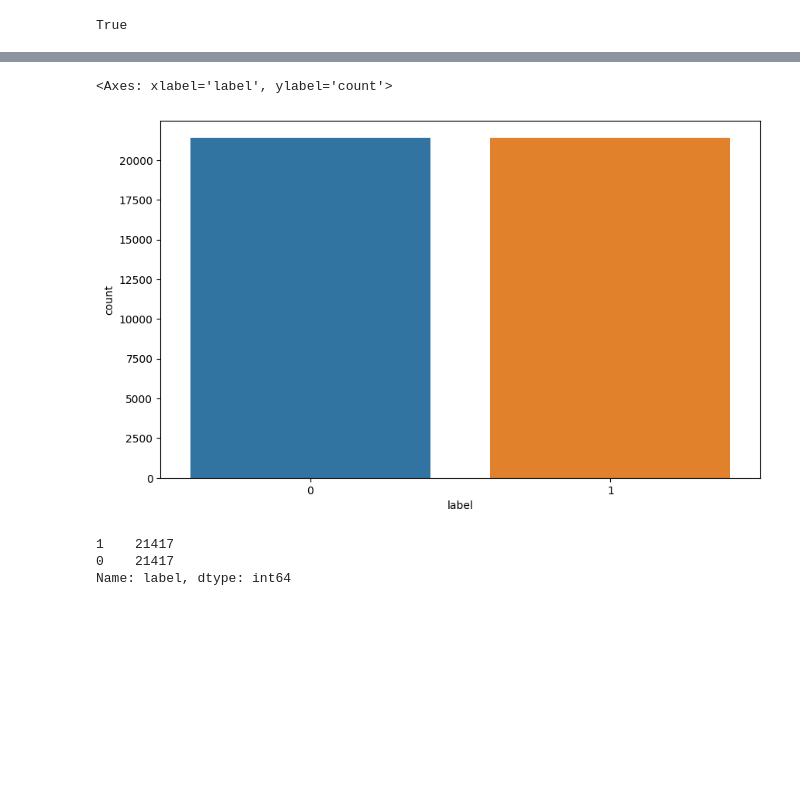
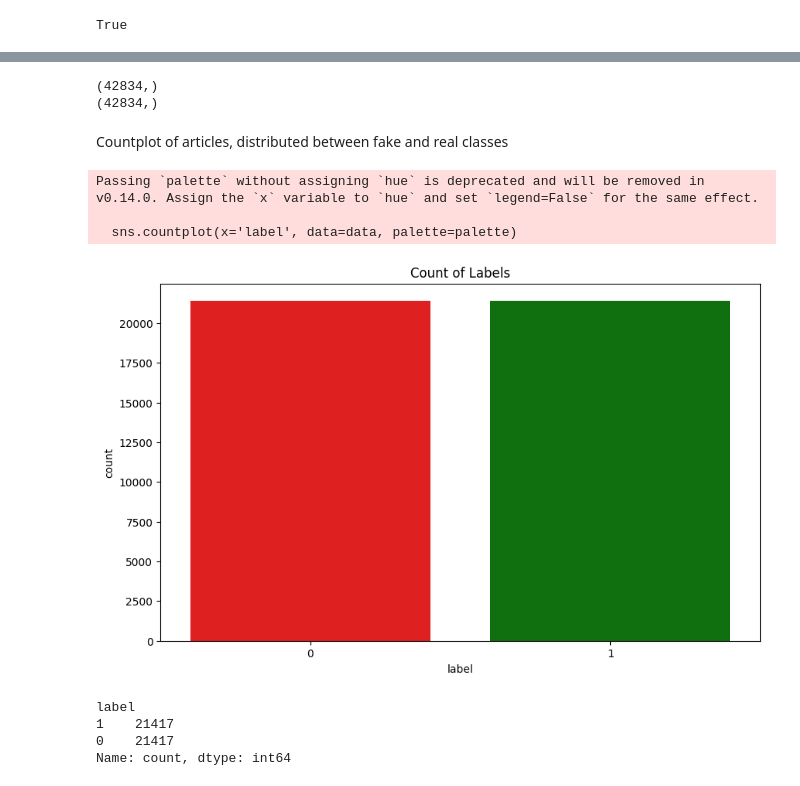
Before and after one commit to markoboreta/BSc-Thesis, a Jupyter notebook: AI_FAKE_NEWS_DETECTOR/training/NaiveBayes.ipynb, the cells around one changed output, grey strips where cells are left out. Drawn from its saved outputs; the diff is of its cells as text; code cells hidden in the pictures; blank space fills up the shorter version.

```diff
--- a/AI_FAKE_NEWS_DETECTOR/training/NaiveBayes.ipynb
+++ b/AI_FAKE_NEWS_DETECTOR/training/NaiveBayes.ipynb
@@ -55 +49,47 @@ import seaborn as sns
+# %%
+print(data['text'].shape)
+print(data['label'].shape)
+# %% [output]
+(42834,)
+(42834,)
+# %% [markdown]
+Countplot of articles, distributed between fake and real classes
+# %%
+import json
+import numpy as np
+import pandas as pd
+import matplotlib.pyplot as plt
+import seaborn as sns
+
+# Ensure consistent results
+np.random.seed(2023)
+
+# Plotting the count of labels
+plt.figure(figsize=(10, 6))
+palette = {"1": "green", "0": "red"}
+sns.countplot(x='label', data=data, palette=palette)
+plt.title('Count of Labels')
+plt.show()
+
+# Retrieve count data and format it
+count_data = data['label'].value_counts().to_dict()
+count_data_json = {'Fake': round(count_data[0]), 'Real': round(count_data[1])}
+plot_data = data['label'].value_counts().to_dict()
+json_file_path = 'count_plot_data_NB.json'
+
+# Save to JSON file
+with open(json_file_path, 'w') as json_file:
+    json.dump(count_data_json, json_file)
+
+
+data['label'].value_counts()
+# %% [output]
+Passing `palette` without assigning `hue` is deprecated and will be removed in v0.14.0. Assign the `x` variable to `hue` and set `legend=False` for the same effect.
+
+  sns.countplot(x='label', data=data, palette=palette)
+[figure, added]
+label
+1    21417
+0    21417
+Name: count, dtype: int64
 # %%
@@ -58,15 +97,0 @@ data.dropna(inplace = True)
-# %%
-plt.figure(figsize=(10,6))
-sns.countplot(x = 'label',data=data)
-# %% [output]
-<Axes: xlabel='label', ylabel='count'>
-[figure, removed]
-# %%
-
-indices = (data['label'] == ' is just unbelievably rich from North Sea oil. ').any() #using any to find index positions
-data.drop(columns=data.columns[(data == ' is just unbelievably rich from North Sea oil. ').any()])
-print(data['label'].value_counts())
-# %% [output]
-1    21417
-0    21417
-Name: label, dtype: int64
```
Also changed, not shown: parts of 53 cells of this notebook, 26 other files.
